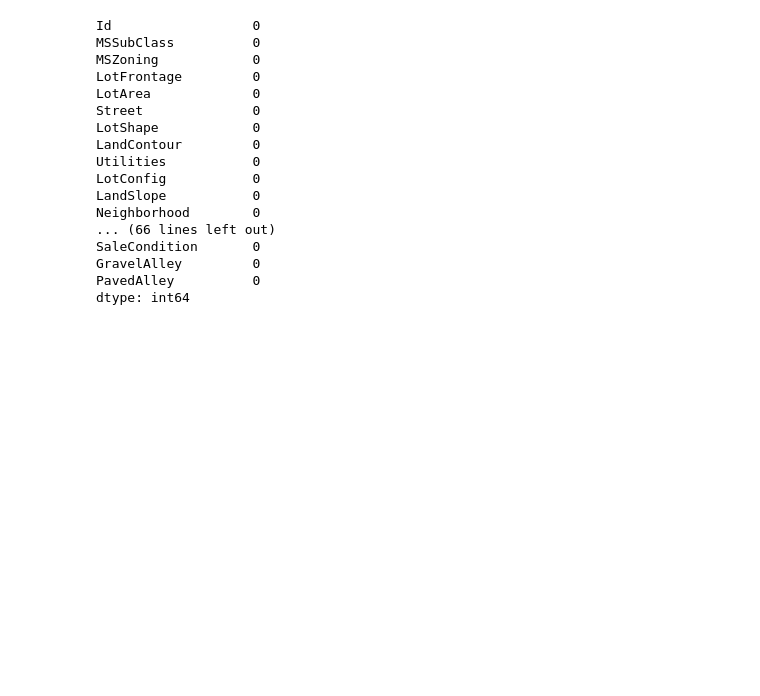
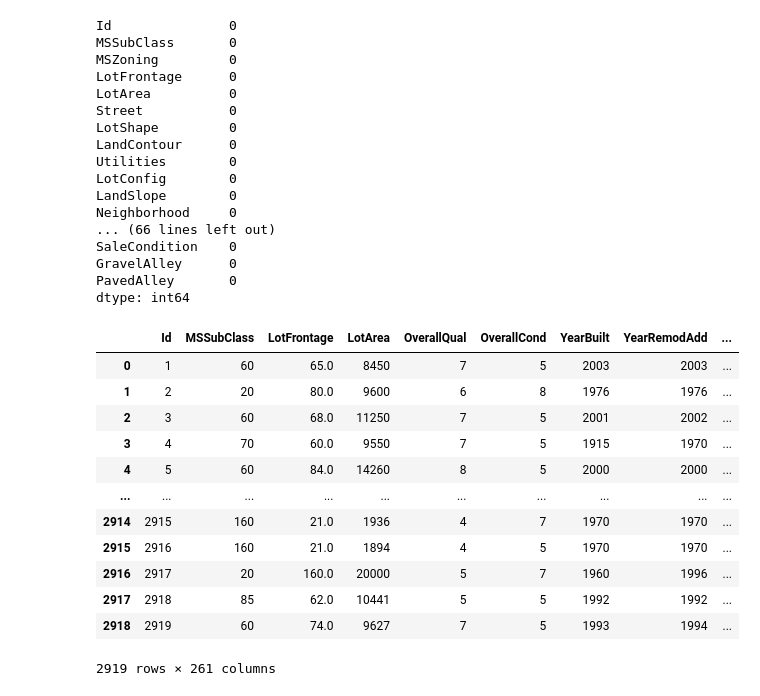
Before and after one commit to no1numa/house-prices-kaggle, a Jupyter notebook: Feature Engineering.ipynb, the cells around one changed output. Saved outputs shown, nothing was run; the diff lists cells and outputs as text; code cells hidden in the pictures; blank space fills up the shorter version.

Commit message:
encoding

```diff
--- a/Feature Engineering.ipynb
+++ b/Feature Engineering.ipynb
@@ -323,7 +324,7 @@ all_data.loc[(all_data['GarageType'].notnull()) & (all_data['GarageArea'] == 0),
 # %%
 # handling the second line in GarageType, which seems to be a house with a garage
 garagefinish_mode = train.loc[train['Neighborhood'] == 'OldTown', 'GarageFinish'].mode()[0]
-all_data.iloc[2126]['GarageYrBlt'] = all_data.iloc[2126]['YearBuilt']
-all_data.iloc[2126]['GarageFinish'] = garagefinish_mode
-all_data.iloc[2126]['GarageQual'] = 'TA'
-all_data.iloc[2126]['GarageCond'] = 'TA'
+all_data.loc[2126, 'GarageYrBlt'] = all_data.loc[2126, 'YearBuilt']
+all_data.loc[2126, 'GarageFinish'] = garagefinish_mode
+all_data.loc[2126, 'GarageQual'] = 'TA'
+all_data.loc[2126, 'GarageCond'] = 'TA'
@@ -347,5 +331,7 @@ See the caveats in the documentation: https://pandas.pydata.org/pandas-docs/stab
 # %%
 # DECIDIR O QUE FAZER COM GarageYrBlt
+# maybe test sum other stuff later
+all_data.loc[all_data['GarageYrBlt'].isnull(), 'GarageYrBlt'] = all_data.loc[all_data['GarageYrBlt'].isnull(), 'YearBuilt']
 # %%
 all_data.loc[all_data['PoolArea'] > 0]
 # %% [output]
@@ -385,6 +371,8 @@ all_data.loc[all_data['SaleType'].isnull()]
 | 2489 | 2490 | 20 | RL | 85.0 | 13770 | Pave | Reg | Lvl | AllPub | ... |
 # %%
 all_data['SaleType'] = all_data['SaleType'].fillna('WD')
+# %%
+all_data = all_data.fillna('Missing')
 # %%
 all_data.isnull().sum()
 # %% [output]
@@ -407 +395,23 @@ PavedAlley          0
 dtype: int64
+# %%
+# Perfoming OneHot Encoding
+onehot = OneHotEncoder(
+    drop_last=True
+)
+
+all_data_encoded = onehot.fit_transform(all_data)
+all_data_encoded
+# %% [output]
+|  | Id | MSSubClass | LotFrontage | LotArea | OverallQual | OverallCond | YearBuilt | YearRemodAdd | ... |
+| 0 | 1 | 60 | 65.0 | 8450 | 7 | 5 | 2003 | 2003 | ... |
+| 1 | 2 | 20 | 80.0 | 9600 | 6 | 8 | 1976 | 1976 | ... |
+| 2 | 3 | 60 | 68.0 | 11250 | 7 | 5 | 2001 | 2002 | ... |
+| 3 | 4 | 70 | 60.0 | 9550 | 7 | 5 | 1915 | 1970 | ... |
+| 4 | 5 | 60 | 84.0 | 14260 | 8 | 5 | 2000 | 2000 | ... |
+| ... | ... | ... | ... | ... | ... | ... | ... | ... | ... |
+| 2914 | 2915 | 160 | 21.0 | 1936 | 4 | 7 | 1970 | 1970 | ... |
+| 2915 | 2916 | 160 | 21.0 | 1894 | 4 | 5 | 1970 | 1970 | ... |
+| 2916 | 2917 | 20 | 160.0 | 20000 | 5 | 7 | 1960 | 1996 | ... |
+| 2917 | 2918 | 85 | 62.0 | 10441 | 5 | 5 | 1992 | 1992 | ... |
+| 2918 | 2919 | 60 | 74.0 | 9627 | 7 | 5 | 1993 | 1994 | ... |
+2919 rows × 261 columns
```
Also changed, not shown: parts of 2 cells of this notebook.
